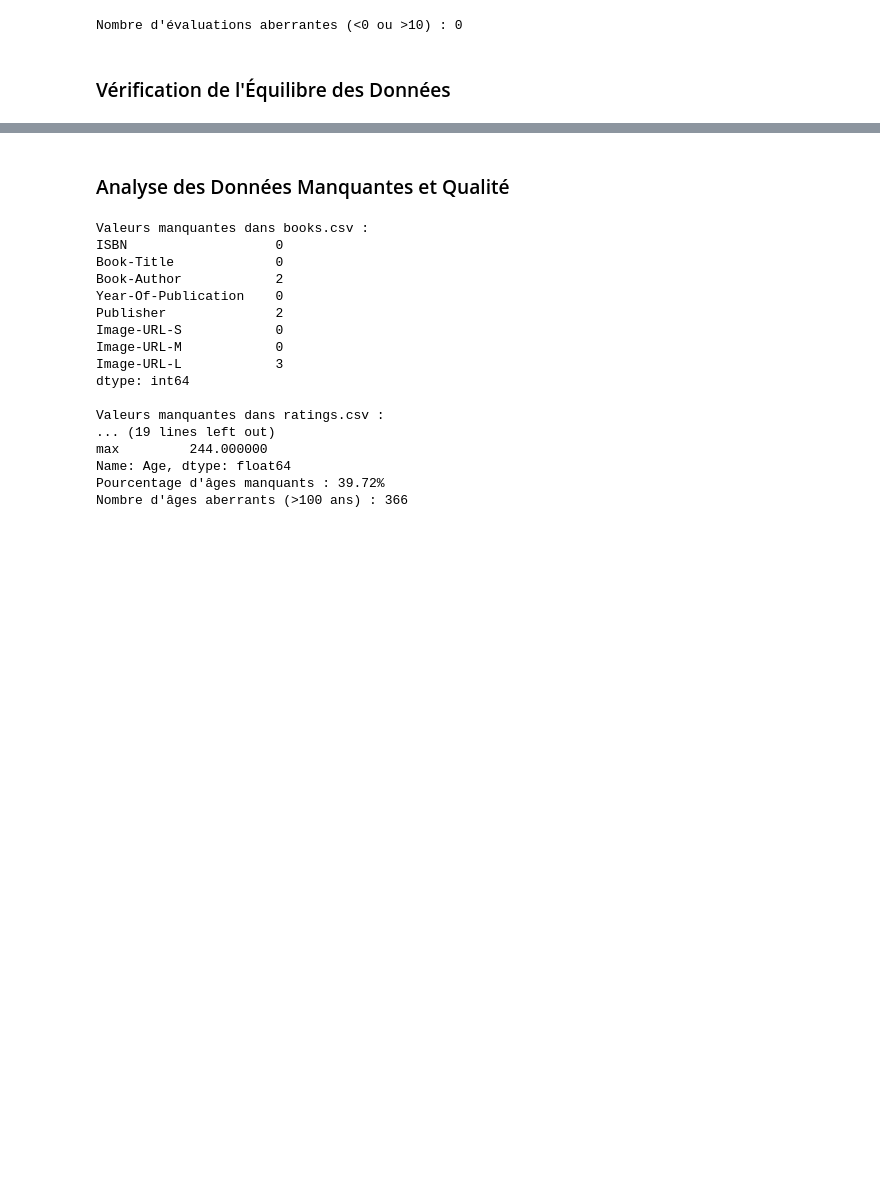
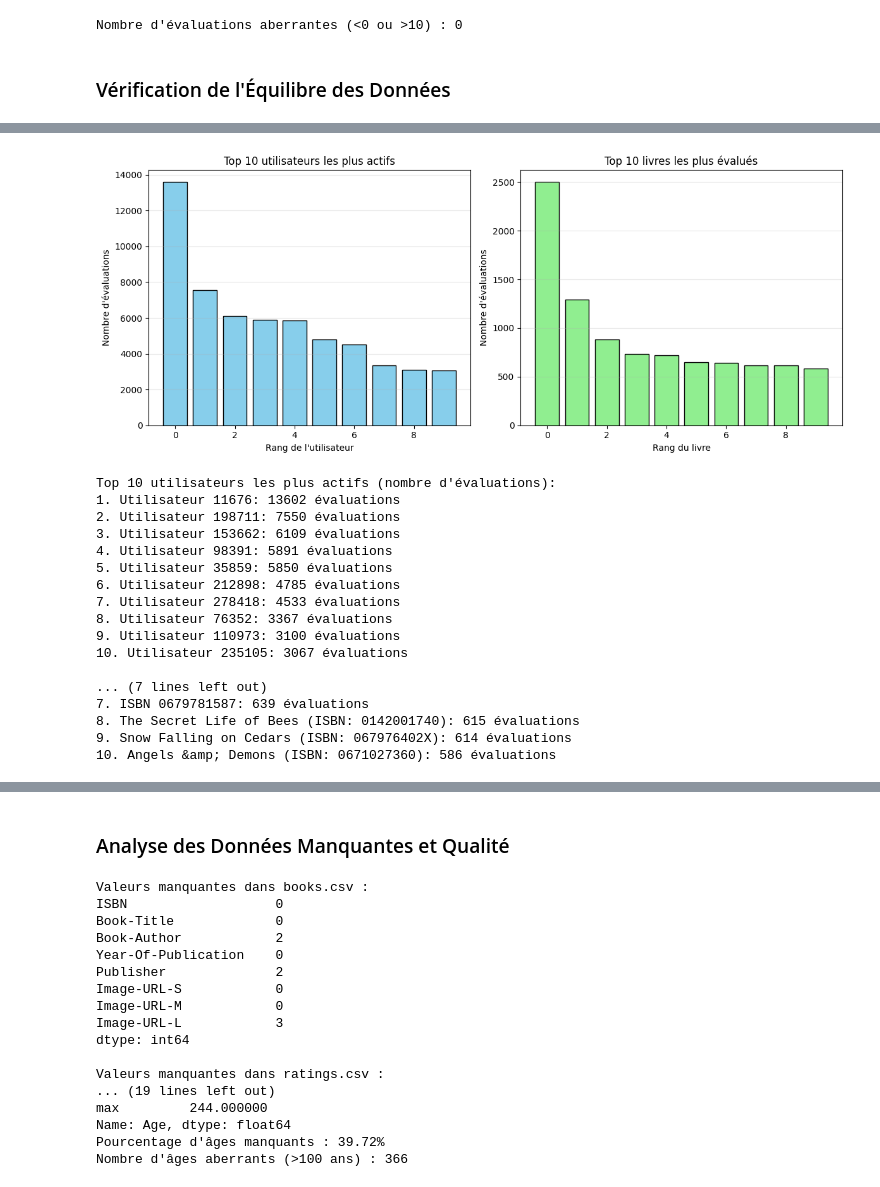
Before and after one commit to Laaliji/Books_Recommandation_System, a Jupyter notebook: systeme_recommandation_livres.ipynb, the cells around one changed output, grey strips where cells are left out. Saved outputs shown, nothing was run; the diff lists cells and outputs as text; code cells hidden in the pictures; blank space fills up the shorter version.

```diff
--- a/systeme_recommandation_livres.ipynb
+++ b/systeme_recommandation_livres.ipynb
@@ -268,0 +413,56 @@ plt.show()
+# %%
+# 4. Top N utilisateurs et livres
+top_n = 10
+top_users = user_rating_counts.nlargest(top_n)
+top_books = book_rating_counts.nlargest(top_n)
+
+plt.figure(figsize=(12, 5))
+
+plt.subplot(1, 2, 1)
+plt.bar(range(len(top_users)), top_users, color='skyblue', edgecolor='black')
+plt.title(f"Top {top_n} utilisateurs les plus actifs")
+plt.xlabel("Rang de l'utilisateur")
+plt.ylabel("Nombre d'évaluations")
+plt.grid(axis='y', alpha=0.3)
+
+plt.subplot(1, 2, 2)
+plt.bar(range(len(top_books)), top_books, color='lightgreen', edgecolor='black')
+plt.title(f"Top {top_n} livres les plus évalués")
+plt.xlabel("Rang du livre")
+plt.ylabel("Nombre d'évaluations")
+plt.grid(axis='y', alpha=0.3)
+
+plt.tight_layout()
+plt.show()
+
+print(f"\nTop {top_n} utilisateurs les plus actifs (nombre d'évaluations):")
+for i, (user_id, count) in enumerate(top_users.items(), 1):
+    print(f"{i}. Utilisateur {user_id}: {count} évaluations")
+
+print(f"\nTop {top_n} livres les plus évalués (nombre d'évaluations):")
+for i, (isbn, count) in enumerate(top_books.items(), 1):
+    # Si vous avez le titre du livre, vous pouvez l'afficher à la place de l'ISBN
+    try:
+        title = books_df[books_df['ISBN'] == isbn]['Book-Title'].values[0]
+        print(f"{i}. {title} (ISBN: {isbn}): {count} évaluations")
+    except:
+        print(f"{i}. ISBN {isbn}: {count} évaluations")
+# %% [output]
+[figure, added]
+Top 10 utilisateurs les plus actifs (nombre d'évaluations):
+1. Utilisateur 11676: 13602 évaluations
+2. Utilisateur 198711: 7550 évaluations
+3. Utilisateur 153662: 6109 évaluations
+4. Utilisateur 98391: 5891 évaluations
+5. Utilisateur 35859: 5850 évaluations
+6. Utilisateur 212898: 4785 évaluations
+7. Utilisateur 278418: 4533 évaluations
+8. Utilisateur 76352: 3367 évaluations
+9. Utilisateur 110973: 3100 évaluations
+10. Utilisateur 235105: 3067 évaluations
+
+... (7 lines left out)
+7. ISBN 0679781587: 639 évaluations
+8. The Secret Life of Bees (ISBN: 0142001740): 615 évaluations
+9. Snow Falling on Cedars (ISBN: 067976402X): 614 évaluations
+10. Angels &amp; Demons (ISBN: 0671027360): 586 évaluations
```
Also changed, not shown: parts of 13 cells of this notebook.
